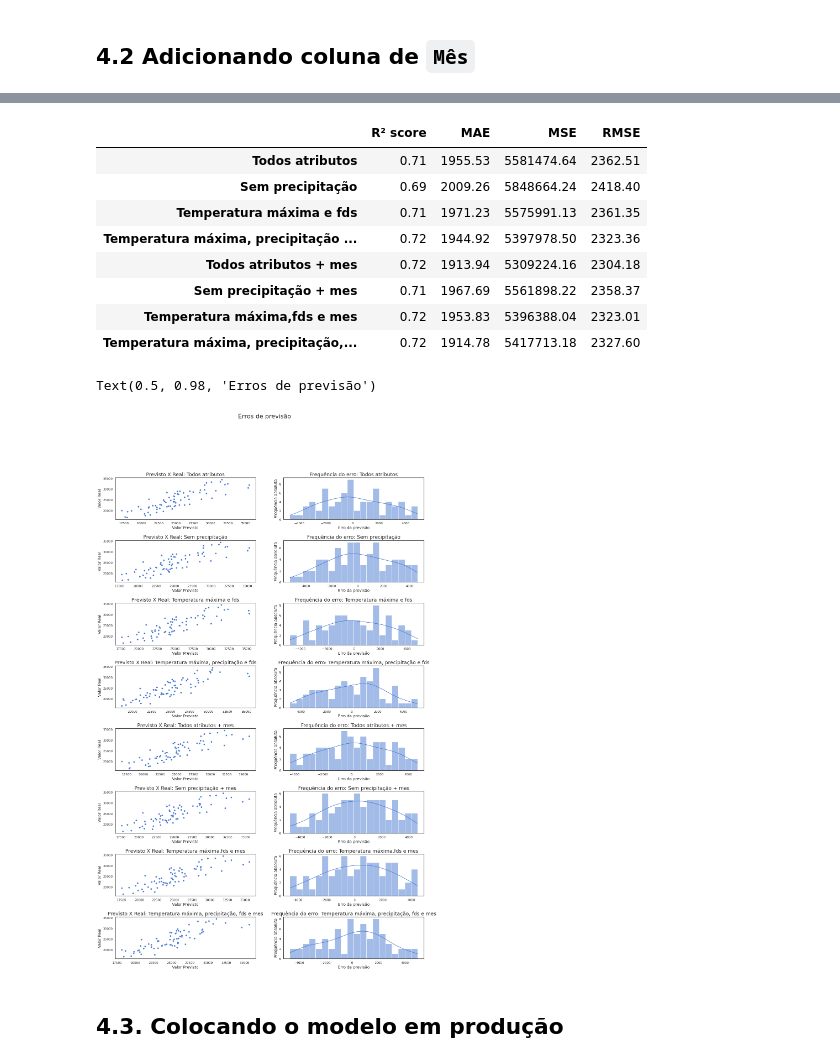
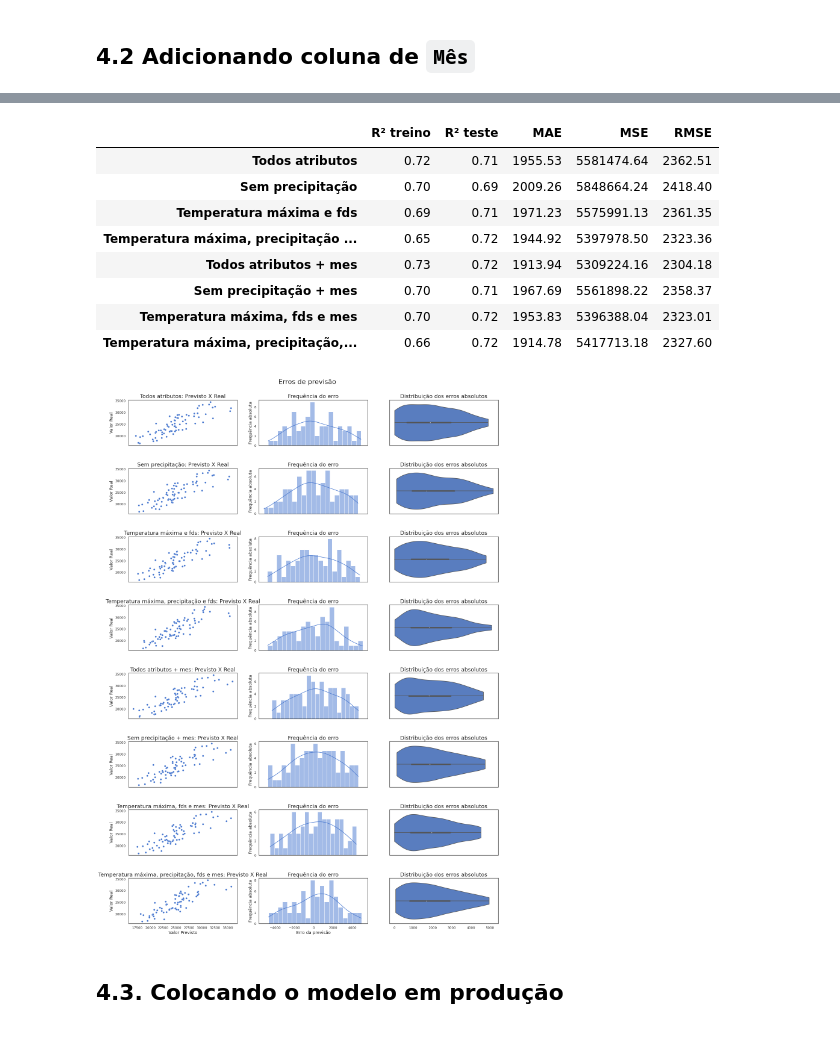
Before and after one commit to ciencia-dados-ifsp-grupo5/Beer-Consumption, a Jupyter notebook: notebooks/Beer_Consumption.ipynb, the cells around one changed output, grey strips where cells are left out. Saved outputs shown, nothing was run; the diff lists cells and outputs as text; code cells hidden in the pictures.

```diff
--- a/notebooks/Beer_Consumption.ipynb
+++ b/notebooks/Beer_Consumption.ipynb
@@ -49,9 +49,9 @@ import matplotlib.dates as mdates
 sns.set_theme(style='white', rc={'axes.titlesize': 18, 'axes.labelsize': 14, 'axes.grid.axis': 'y', 'figure.figsize': (20, 6)})
 sns.set_palette("muted")
 # %%
-DATAPATH = '../data'
+DATAPATH = 'https://github.com/ciencia-dados-ifsp-grupo5/Beer-Consumption/blob/main/data'
 
-dados = pd.read_csv(f'{DATAPATH}/Consumo_cerveja.csv', thousands='.', decimal=',')
+dados = pd.read_csv(f'{DATAPATH}/Consumo_cerveja.csv?raw=true', thousands='.', decimal=',')
 dados.head()
 # %% [output]
 |  | Data | Temperatura Media (C) | Temperatura Minima (C) | Temperatura Maxima (C) | Precipitacao (mm) | ... |
@@ -273,7 +273,7 @@ ax.set(title='Figura 3.2.6 - Distribuição do consumo de cerveja por mês e per
 # %%
 from collections import namedtuple
 
-ModelResults = namedtuple('ModelResults', ['name', 'features', 'params', 'r2_score', 'mae', 'mse', 'rmse', 'y_test', 'y_pred', 'model'])
+ModelResults = namedtuple('ModelResults', ['name', 'features', 'params', 'r2_train', 'r2_test', 'mae', 'mse', 'rmse', 'y_test', 'y_pred', 'model'])
 
 from sklearn.model_selection import train_test_split
 from sklearn.linear_model import LinearRegression
@@ -293,11 +293,13 @@ def run_model(df, name, features=None, target='consumo_de_cerveja_litros', train
     model = LinearRegression().fit(X_train, y_train)
     y_pred = model.predict(X_test)
 
+
     results = ModelResults(
         name = name,
         features = features,
         params = np.append(model.intercept_, model.coef_),
-        r2_score = metrics.r2_score(y_test, y_pred),
+        r2_train = model.score(X_train, y_train),
+        r2_test = metrics.r2_score(y_test, y_pred),
         mae = metrics.mean_absolute_error(y_test, y_pred),
         mse = metrics.mean_squared_error(y_test, y_pred),
         rmse = metrics.mean_squared_error(y_test, y_pred, squared=False),
@@ -349,13 +351,17 @@ pd.DataFrame(
 # %%
-fig, axs = plt.subplots(nrows=len(results), ncols=2, figsize=(20, 4*len(results)))
+fig, axs = plt.subplots(nrows=len(results), ncols=3, sharex='col', figsize=(22, 4*len(results)))
 
 for i, result in enumerate(results):
     ax = sns.scatterplot(x=result.y_pred, y=result.y_test, ax=axs[i][0])
-    ax.set(title=f'Previsto X Real: {result.name}', xlabel='Valor Previsto', ylabel='Valor Real')
+    ax.set(title=f'{result.name}: Previsto X Real', xlabel='Valor Previsto', ylabel='Valor Real')
 
     ax = sns.histplot(result.y_pred - result.y_test, bins=20, kde=True, ax=axs[i][1])
-    ax.set(title=f'Frequência do erro: {result.name}', xlabel='Erro da previsão', ylabel='Frequência absoluta')
+    ax.set(title=f'Frequência do erro', xlabel='Erro da previsão', ylabel='Frequência absoluta')
+
+    ax = sns.violinplot(x=abs(result.y_pred - result.y_test), cut=0, ax=axs[i][2])
+    ax.set(title=f'Distribuição dos erros absolutos', xlabel='')
 
 plt.subplots_adjust(hspace = 0.5 )
-fig.suptitle('Erros de previsão', fontsize=22)
+fig.suptitle('Erros de previsão', fontsize=22, y=0.94)
+plt.show()
 # %% [output]
@@ -413,35 +418,38 @@ pd.concat(rows).round(2)
 # %%
 # Erros
 pd.DataFrame(
-    [(r.r2_score, r.mae, r.mse, r.rmse) for r in results],
-    columns=['R² score', 'MAE', 'MSE', 'RMSE'],
+    [(r.r2_train, r.r2_test, r.mae, r.mse, r.rmse) for r in results],
+    columns=['R² treino', 'R² teste', 'MAE', 'MSE', 'RMSE'],
     index=[r.name for r in results]
 ).round(2)
 # %% [output]
-|  | R² score | MAE | MSE | RMSE |
-| Todos atributos | 0.71 | 1955.53 | 5581474.64 | 2362.51 |
-| Sem precipitação | 0.69 | 2009.26 | 5848664.24 | 2418.40 |
-| Temperatura máxima e fds | 0.71 | 1971.23 | 5575991.13 | 2361.35 |
-| Temperatura máxima, precipitação ... | 0.72 | 1944.92 | 5397978.50 | 2323.36 |
-| Todos atributos + mes | 0.72 | 1913.94 | 5309224.16 | 2304.18 |
-| Sem precipitação + mes | 0.71 | 1967.69 | 5561898.22 | 2358.37 |
-| Temperatura máxima,fds e mes | 0.72 | 1953.83 | 5396388.04 | 2323.01 |
-| Temperatura máxima, precipitação,... | 0.72 | 1914.78 | 5417713.18 | 2327.60 |
+|  | R² treino | R² teste | MAE | MSE | RMSE |
+| Todos atributos | 0.72 | 0.71 | 1955.53 | 5581474.64 | 2362.51 |
+| Sem precipitação | 0.70 | 0.69 | 2009.26 | 5848664.24 | 2418.40 |
+| Temperatura máxima e fds | 0.69 | 0.71 | 1971.23 | 5575991.13 | 2361.35 |
+| Temperatura máxima, precipitação ... | 0.65 | 0.72 | 1944.92 | 5397978.50 | 2323.36 |
+| Todos atributos + mes | 0.73 | 0.72 | 1913.94 | 5309224.16 | 2304.18 |
+| Sem precipitação + mes | 0.70 | 0.71 | 1967.69 | 5561898.22 | 2358.37 |
+| Temperatura máxima, fds e mes | 0.70 | 0.72 | 1953.83 | 5396388.04 | 2323.01 |
+| Temperatura máxima, precipitação,... | 0.66 | 0.72 | 1914.78 | 5417713.18 | 2327.60 |
 # %%
-fig, axs = plt.subplots(nrows=len(results), ncols=2, figsize=(20, 4*len(results)))
+fig, axs = plt.subplots(nrows=len(results), ncols=3, sharex='col', figsize=(22, 4*len(results)))
 
 for i, result in enumerate(results):
     ax = sns.scatterplot(x=result.y_pred, y=result.y_test, ax=axs[i][0])
-    ax.set(title=f'Previsto X Real: {result.name}', xlabel='Valor Previsto', ylabel='Valor Real')
+    ax.set(title=f'{result.name}: Previsto X Real', xlabel='Valor Previsto', ylabel='Valor Real')
 
     ax = sns.histplot(result.y_pred - result.y_test, bins=20, kde=True, ax=axs[i][1])
-    ax.set(title=f'Frequência do erro: {result.name}', xlabel='Erro da previsão', ylabel='Frequência absoluta')
+    ax.set(title=f'Frequência do erro', xlabel='Erro da previsão', ylabel='Frequência absoluta')
+
+    ax = sns.violinplot(x=abs(result.y_pred - result.y_test), cut=0, ax=axs[i][2])
+    ax.set(title=f'Distribuição dos erros absolutos', xlabel='')
 
 plt.subplots_adjust(hspace = 0.5 )
-fig.suptitle('Erros de previsão', fontsize=22)
+fig.suptitle('Erros de previsão', fontsize=22, y=0.91)
+plt.show()
 # %% [output]
-Text(0.5, 0.98, 'Erros de previsão')
-[figure, old version]
+[figure, new version]
 # %% [markdown]
 ## 4.3. Colocando o modelo em produção
 # %% [markdown]
```
Also changed, not shown: parts of 9 cells of this notebook.
